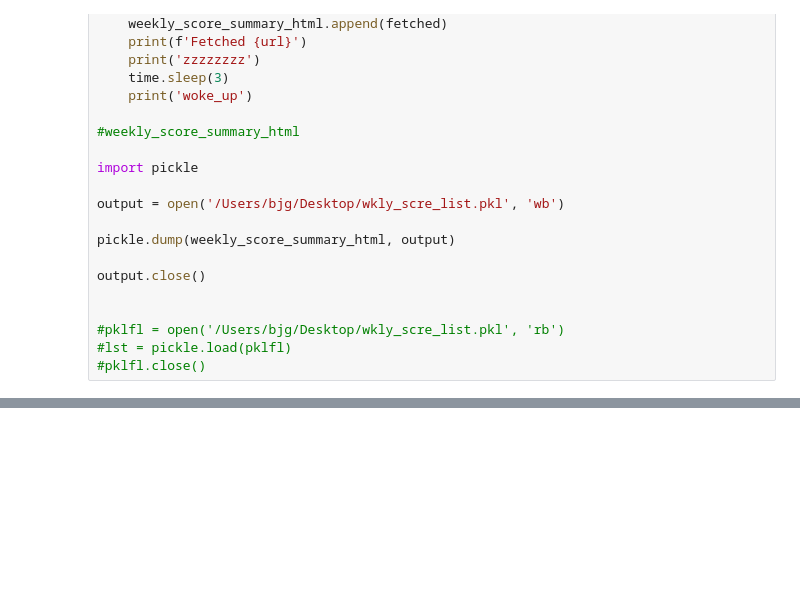
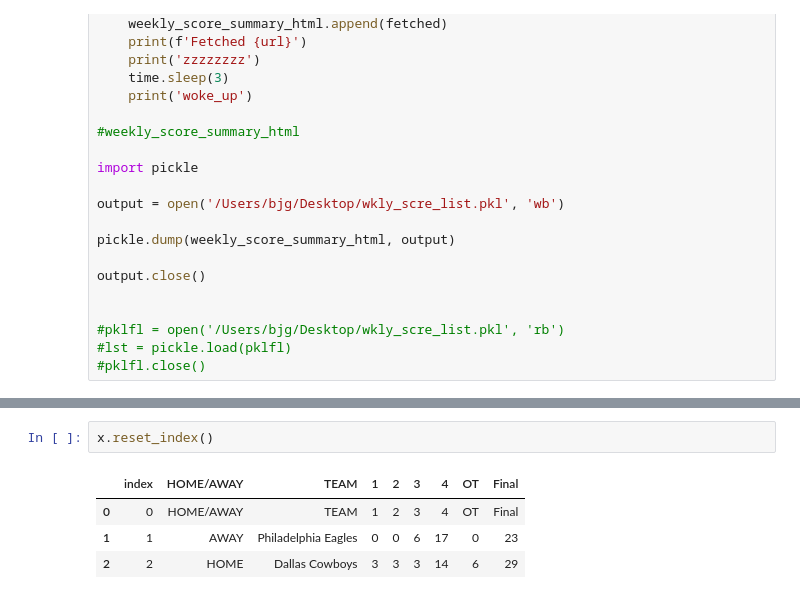
Before and after one commit to ChicagoDev/NFL_Score_Prediciton, a Jupyter notebook: NFL Scraping.ipynb, the cells around one changed output, grey strips where cells are left out. Drawn from its saved outputs; the diff is of its cells as text; blank space fills up the shorter version.

```diff
--- a/NFL Scraping.ipynb
+++ b/NFL Scraping.ipynb
@@ -340,0 +540,7 @@ output.close()
+# %%
+x.reset_index()
+# %% [output]
+|  | index | HOME/AWAY | TEAM | 1 | 2 | 3 | 4 | OT | Final |
+| 0 | 0 | HOME/AWAY | TEAM | 1 | 2 | 3 | 4 | OT | Final |
+| 1 | 1 | AWAY | Philadelphia Eagles | 0 | 0 | 6 | 17 | 0 | 23 |
+| 2 | 2 | HOME | Dallas Cowboys | 3 | 3 | 3 | 14 | 6 | 29 |
```
Also changed, not shown: parts of 34 cells of this notebook, 4 other files.
